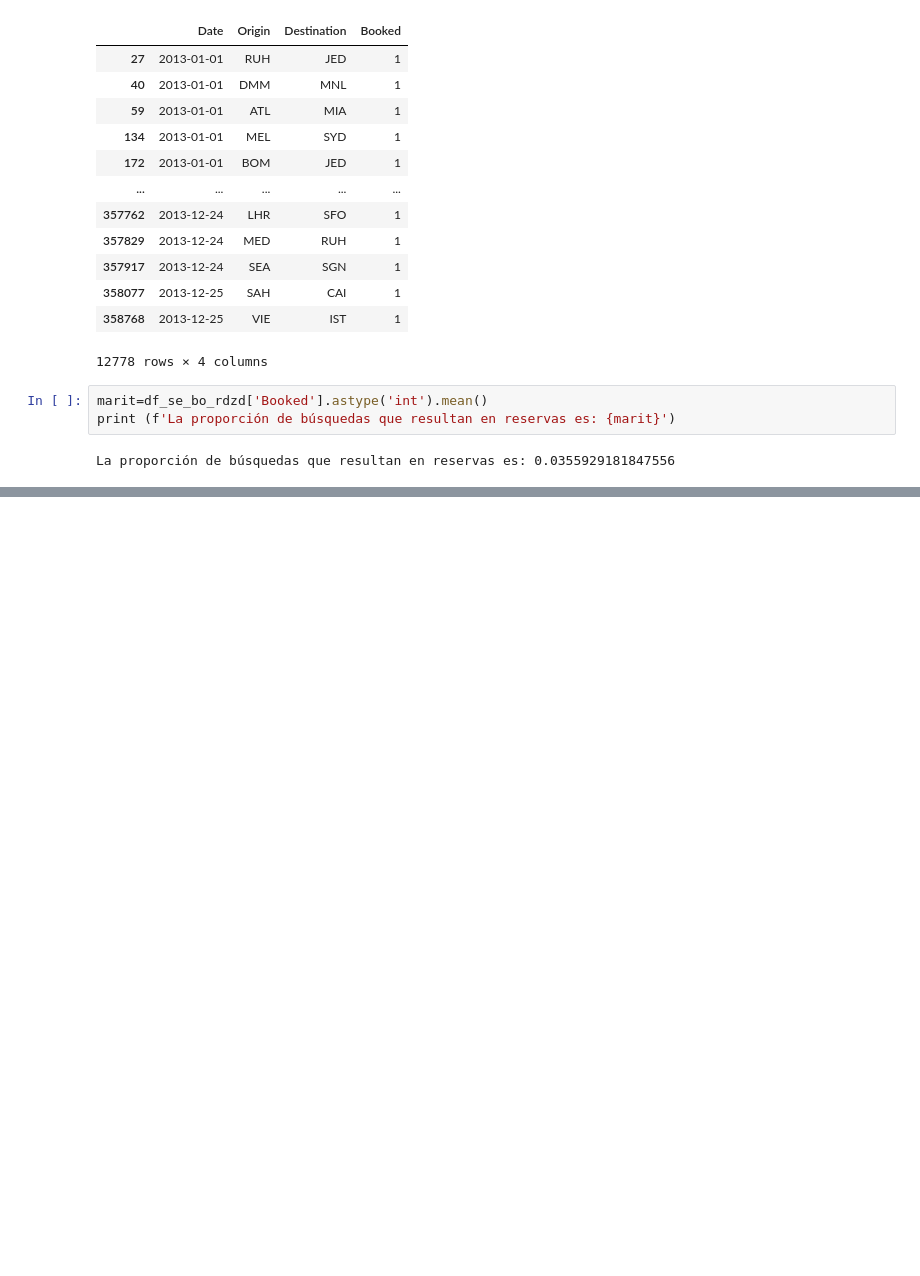
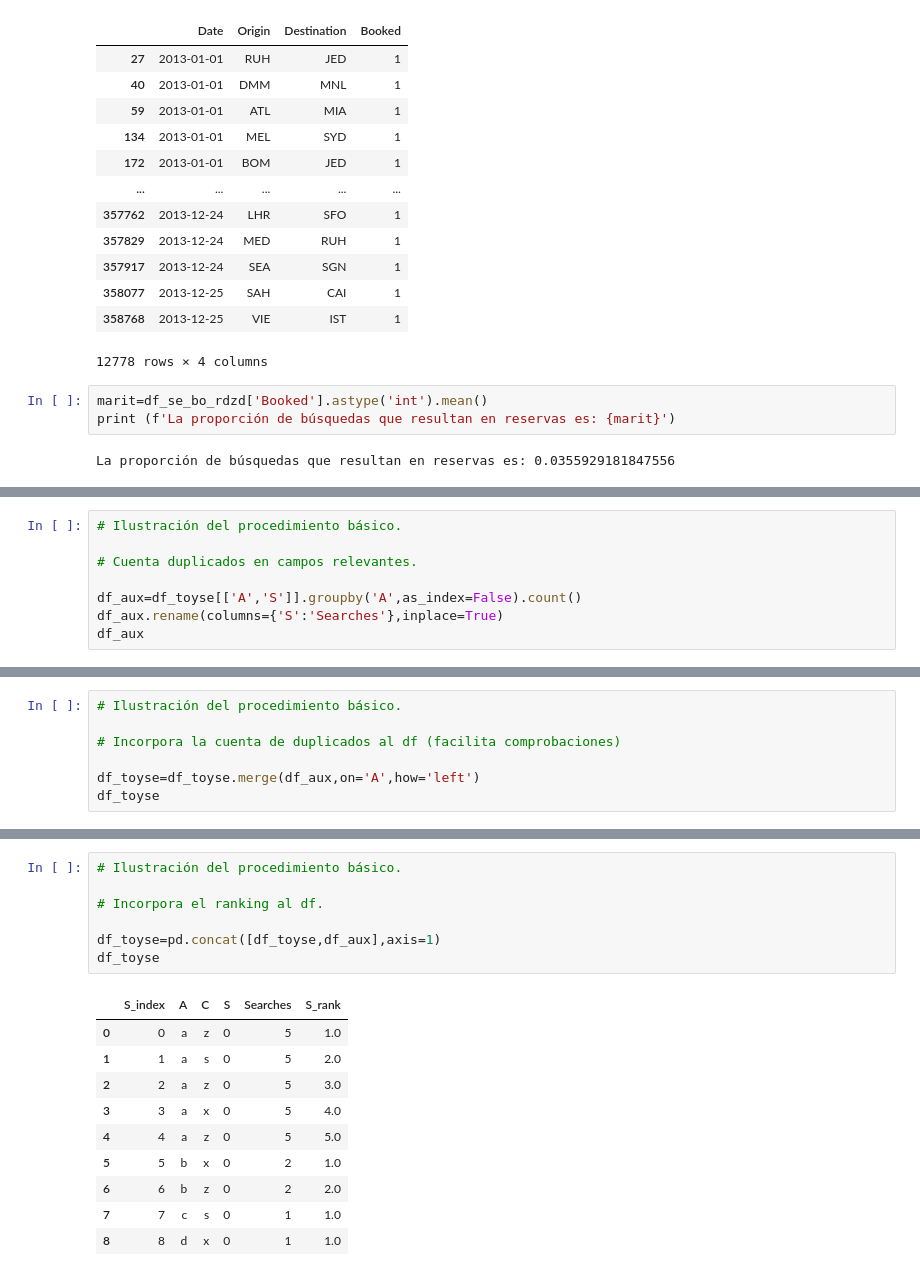
Before and after one commit to bdeotto/reto_Amadeus, a Jupyter notebook: reto_Amadeus.ipynb, the cells around one changed output, grey strips where cells are left out. Cells and saved outputs as stored; diff of their text form; blank space fills up the shorter version.

```diff
--- a/reto_Amadeus.ipynb
+++ b/reto_Amadeus.ipynb
@@ -1400,0 +1563,8 @@ La proporción de búsquedas que resultan en reservas es: 0.0355929181847556
+# %%
+# Ilustración del procedimiento básico.
+
+# Cuenta duplicados en campos relevantes.
+
+df_aux=df_toyse[['A','S']].groupby('A',as_index=False).count()
+df_aux.rename(columns={'S':'Searches'},inplace=True)
+df_aux
@@ -1400,0 +1577,7 @@ La proporción de búsquedas que resultan en reservas es: 0.0355929181847556
+# %%
+# Ilustración del procedimiento básico.
+
+# Incorpora la cuenta de duplicados al df (facilita comprobaciones)
+
+df_toyse=df_toyse.merge(df_aux,on='A',how='left')
+df_toyse
@@ -1400,0 +1633,18 @@ La proporción de búsquedas que resultan en reservas es: 0.0355929181847556
+# %%
+# Ilustración del procedimiento básico.
+
+# Incorpora el ranking al df.
+
+df_toyse=pd.concat([df_toyse,df_aux],axis=1)
+df_toyse
+# %% [output]
+|  | S_index | A | C | S | Searches | S_rank |
+| 0 | 0 | a | z | 0 | 5 | 1.0 |
+| 1 | 1 | a | s | 0 | 5 | 2.0 |
+| 2 | 2 | a | z | 0 | 5 | 3.0 |
+| 3 | 3 | a | x | 0 | 5 | 4.0 |
+| 4 | 4 | a | z | 0 | 5 | 5.0 |
+| 5 | 5 | b | x | 0 | 2 | 1.0 |
+| 6 | 6 | b | z | 0 | 2 | 2.0 |
+| 7 | 7 | c | s | 0 | 1 | 1.0 |
+| 8 | 8 | d | x | 0 | 1 | 1.0 |
```
Also changed, not shown: parts of 18 cells of this notebook.
